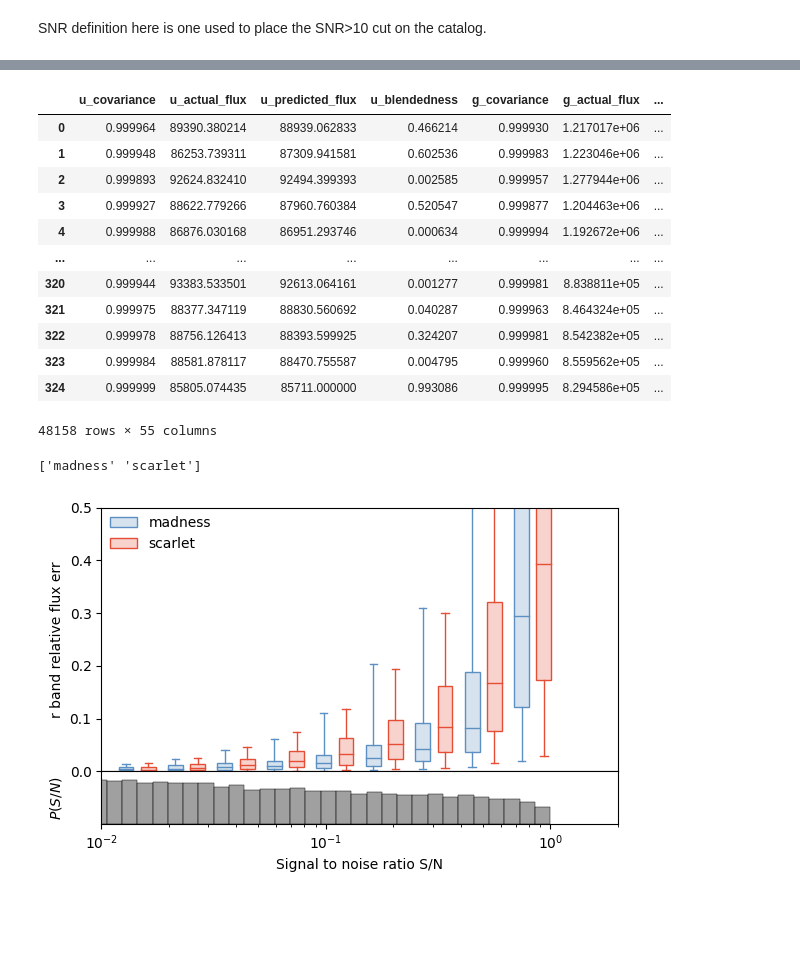
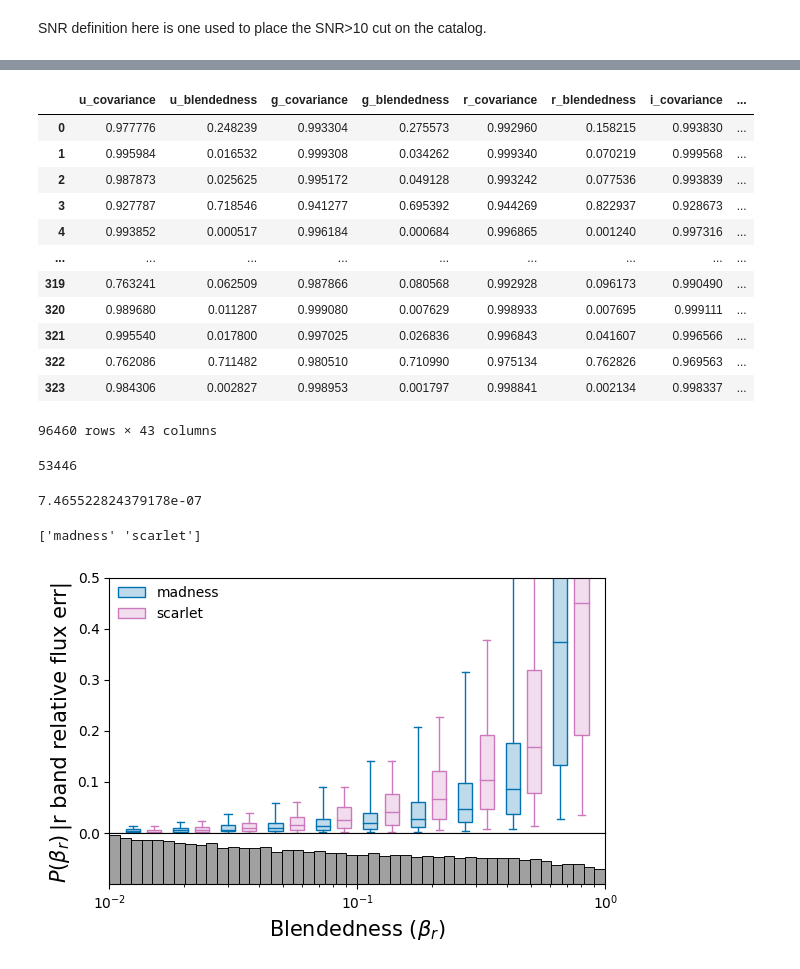
Before and after one commit to b-biswas/MADNESS-legacy, a Jupyter notebook: notebooks/compare_results_high_density.ipynb, the cells around one changed output, grey strips where cells are left out. Cells and saved outputs as stored; diff of their text form; code cells hidden in the pictures; blank space fills up the shorter version.

```diff
--- a/notebooks/compare_results_high_density.ipynb
+++ b/notebooks/compare_results_high_density.ipynb
@@ -30,7 +36,7 @@ scarlet_results=[]
 actual_photometry = []
 blended_photometry = []
 
-for file_num in range(150):
+for file_num in range(300):
 
     madness_results.append(pd.read_pickle(os.path.join(result_dir_path, "madness_results", str(file_num) + ".pkl")))
     scarlet_results.append(pd.read_pickle(os.path.join(data_path, "scarlet_results", str(file_num) + ".pkl")))
@@ -253,6 +166,8 @@ for band in ['u', 'g', 'r', 'i', 'z', 'y']:
 SNR definition here is one used to place the SNR>10 cut on the catalog.
 # %%
 boxplot_snr_df = {}
+
+r_snr_mask = (actual_photometry["r_phot_flux"].values/actual_photometry["r_phot_fluxerrs"].values)>5
 
 # madness_actual_flux = madness_results[band+"_actual_flux"].value
 # madness_predicted_flux = madness_results[band+"_predicted_flux"].value
@@ -266,15 +181,15 @@ boxplot_snr_df = {}
 # madness_relative_difference = np.divide(
 #     madness_predicted_flux - madness_actual_flux, madness_actual_flux
 # )
-boxplot_snr_df["snr"] = list(madness_results['r_band_snr'])
-boxplot_snr_df["type"] = ["madness"] * len(madness_results)
+boxplot_snr_df["snr"] = list(madness_results['r_band_snr'][r_snr_mask])
+boxplot_snr_df["type"] = ["madness"] * len(madness_results[r_snr_mask])
 #boxplot_snr_df["r_relative_flux_err"] = list(madness_relative_difference)
-boxplot_snr_df["r_relative_flux_err"] = list(np.abs((madness_results["r_phot_flux"].values - actual_photometry["r_phot_flux"].values)) / actual_photometry["r_phot_flux"].values)
+boxplot_snr_df["r_relative_flux_err"] = list(np.abs(madness_results["r_phot_flux"].values[r_snr_mask] - actual_photometry["r_phot_flux"].values[r_snr_mask]) / actual_photometry["r_phot_flux"].values[r_snr_mask])
 
 
-boxplot_snr_df["snr"].extend(list(scarlet_results['r_band_snr']))
-boxplot_snr_df["type"].extend(["scarlet"] * len(scarlet_results['size']))
-boxplot_snr_df["r_relative_flux_err"].extend(list(np.abs((scarlet_results["r_phot_flux"].values - actual_photometry["r_phot_flux"].values)) / actual_photometry["r_phot_flux"].values))
+boxplot_snr_df["snr"].extend(list(scarlet_results['r_band_snr'][r_snr_mask]))
+boxplot_snr_df["type"].extend(["scarlet"] * len(scarlet_results[r_snr_mask]))
+boxplot_snr_df["r_relative_flux_err"].extend(list(np.abs(scarlet_results["r_phot_flux"].values[r_snr_mask] - actual_photometry["r_phot_flux"].values[r_snr_mask]) / actual_photometry["r_phot_flux"].values[r_snr_mask]))
 
 boxplot_snr_df = pd.DataFrame(boxplot_snr_df)
 # %%
@@ -311,59 +223,67 @@ scipy.stats.norm.cdf(-2)
 # %%
 madness_results
 # %% [output]
-|  | u_covariance | u_actual_flux | u_predicted_flux | u_blendedness | g_covariance | g_actual_flux | ... |
-| 0 | 0.999964 | 89390.380214 | 88939.062833 | 0.466214 | 0.999930 | 1.217017e+06 | ... |
-| 1 | 0.999948 | 86253.739311 | 87309.941581 | 0.602536 | 0.999983 | 1.223046e+06 | ... |
-| 2 | 0.999893 | 92624.832410 | 92494.399393 | 0.002585 | 0.999957 | 1.277944e+06 | ... |
-| 3 | 0.999927 | 88622.779266 | 87960.760384 | 0.520547 | 0.999877 | 1.204463e+06 | ... |
-| 4 | 0.999988 | 86876.030168 | 86951.293746 | 0.000634 | 0.999994 | 1.192672e+06 | ... |
-| ... | ... | ... | ... | ... | ... | ... | ... |
-| 320 | 0.999944 | 93383.533501 | 92613.064161 | 0.001277 | 0.999981 | 8.838811e+05 | ... |
-| 321 | 0.999975 | 88377.347119 | 88830.560692 | 0.040287 | 0.999963 | 8.464324e+05 | ... |
-| 322 | 0.999978 | 88756.126413 | 88393.599925 | 0.324207 | 0.999981 | 8.542382e+05 | ... |
-| 323 | 0.999984 | 88581.878117 | 88470.755587 | 0.004795 | 0.999960 | 8.559562e+05 | ... |
-| 324 | 0.999999 | 85805.074435 | 85711.000000 | 0.993086 | 0.999995 | 8.294586e+05 | ... |
+|  | u_covariance | u_blendedness | g_covariance | g_blendedness | r_covariance | r_blendedness | i_covariance | ... |
+| 0 | 0.977776 | 0.248239 | 0.993304 | 0.275573 | 0.992960 | 0.158215 | 0.993830 | ... |
+| 1 | 0.995984 | 0.016532 | 0.999308 | 0.034262 | 0.999340 | 0.070219 | 0.999568 | ... |
+| 2 | 0.987873 | 0.025625 | 0.995172 | 0.049128 | 0.993242 | 0.077536 | 0.993839 | ... |
+| 3 | 0.927787 | 0.718546 | 0.941277 | 0.695392 | 0.944269 | 0.822937 | 0.928673 | ... |
+| 4 | 0.993852 | 0.000517 | 0.996184 | 0.000684 | 0.996865 | 0.001240 | 0.997316 | ... |
+| ... | ... | ... | ... | ... | ... | ... | ... | ... |
+| 319 | 0.763241 | 0.062509 | 0.987866 | 0.080568 | 0.992928 | 0.096173 | 0.990490 | ... |
+| 320 | 0.989680 | 0.011287 | 0.999080 | 0.007629 | 0.998933 | 0.007695 | 0.999111 | ... |
+| 321 | 0.995540 | 0.017800 | 0.997025 | 0.026836 | 0.996843 | 0.041607 | 0.996566 | ... |
+| 322 | 0.762086 | 0.711482 | 0.980510 | 0.710990 | 0.975134 | 0.762826 | 0.969563 | ... |
+| 323 | 0.984306 | 0.002827 | 0.998953 | 0.001797 | 0.998841 | 0.002134 | 0.998337 | ... |
-48158 rows × 55 columns
+96460 rows × 43 columns
+# %%
+np.sum(mask)
+# %% [output]
+53446
 # %%
 boxplot_blendedness_df = {}
 
-boxplot_blendedness_df['r_blendedness'] = list(madness_results['r_blendedness'])
-boxplot_blendedness_df['r_contamination'] = list(madness_results['r_contamination'])
-boxplot_blendedness_df["type"] = ["madness"] * len(madness_results['size'])
-boxplot_blendedness_df["r_relative_flux_err"] = list(np.abs((madness_results["r_phot_flux"].values - actual_photometry["r_phot_flux"].values)) / actual_photometry["r_phot_flux"].values)
+boxplot_blendedness_df['r_blendedness'] = list(madness_results['r_blendedness'][r_snr_mask])
+boxplot_blendedness_df['r_contamination'] = list(madness_results['r_contamination'][r_snr_mask])
+boxplot_blendedness_df["type"] = ["madness"] * len(madness_results[r_snr_mask])
+boxplot_blendedness_df["r_relative_flux_err"] = list(np.abs(madness_results["r_phot_flux"].values[r_snr_mask] - actual_photometry["r_phot_flux"].values[r_snr_mask]) / actual_photometry["r_phot_flux"].values[r_snr_mask])
 
 
-boxplot_blendedness_df['r_blendedness'].extend(list(scarlet_results['r_blendedness']))
-boxplot_blendedness_df['r_contamination'].extend(list(madness_results['r_contamination']))
-boxplot_blendedness_df["type"].extend(["scarlet"] * len(scarlet_results['size']))
-boxplot_blendedness_df["r_relative_flux_err"].extend(list(np.abs((scarlet_results["r_phot_flux"].values - actual_photometry["r_phot_flux"].values)) / actual_photometry["r_phot_flux"].values))
+boxplot_blendedness_df['r_blendedness'].extend(list(scarlet_results['r_blendedness'][r_snr_mask]))
+boxplot_blendedness_df['r_contamination'].extend(list(madness_results['r_contamination'][r_snr_mask]))
+boxplot_blendedness_df["type"].extend(["scarlet"] * len(scarlet_results[r_snr_mask]))
+boxplot_blendedness_df["r_relative_flux_err"].extend(list(np.abs(scarlet_results["r_phot_flux"].values[r_snr_mask] - actual_photometry["r_phot_flux"].values[r_snr_mask]) / actual_photometry["r_phot_flux"].values[r_snr_mask]))
 
 boxplot_blendedness_df = pd.DataFrame(boxplot_blendedness_df)
+# %%
+np.amin(boxplot_blendedness_df['r_blendedness'])
+# %% [output]
+7.465522824379178e-07
 # %%
 import maddeb.boxplot
 import matplotlib as mpl
 
 fig, median_shear, q1_shear, q3_shear, whislo_shear, whishi_shear = maddeb.boxplot.boxplot_func(
     boxplot_blendedness_df,
     x = 'r_blendedness', y = "r_relative_flux_err", z = "type",
-    xlim = (1e-2, 2),
+    xlim = (1e-2, 1),
     ylim = (-0, .5),
     x_scale = 'log',
     legend = ['madness', 'scarlet'],
-    x_label='Signal to noise ratio S/N',
-    y_label = 'r band relative flux err',
-    y_label_hist='$P(S/N)$',
+    x_label=r'Blendedness $(\beta_r)$',
+    y_label = '|r band relative flux err|',
+    y_label_hist=r'$P(\beta_r)$',
     legend_remove = False,
     whis = [5, 95],
     percents = [25, 75],
-    palette=mpl.cm.RdYlBu([0.85,0.15]),#0.35,
+    palette=[madness_plot_color, scarlet_plot_color],#0.35,
     nbins = 10,
 )
 plt.savefig(os.path.join("results", density_level + "_density", "blendedness_box_plot.pdf"))
 plt.savefig(os.path.join("results", density_level + "_density",  "blendedness_box_plot.png"))
 # %% [output]
 ['madness' 'scarlet']
-[figure, old version]
+[figure, new version]
 # %%
 fig, median_shear, q1_shear, q3_shear, whislo_shear, whishi_shear = maddeb.boxplot.boxplot_func(
     boxplot_blendedness_df,
```
Also changed, not shown: parts of 22 cells of this notebook, 3 other files.
